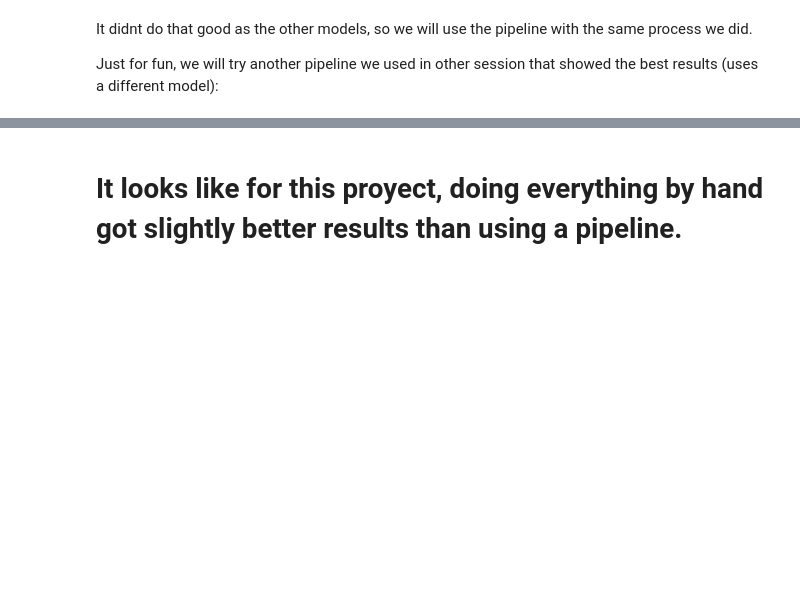
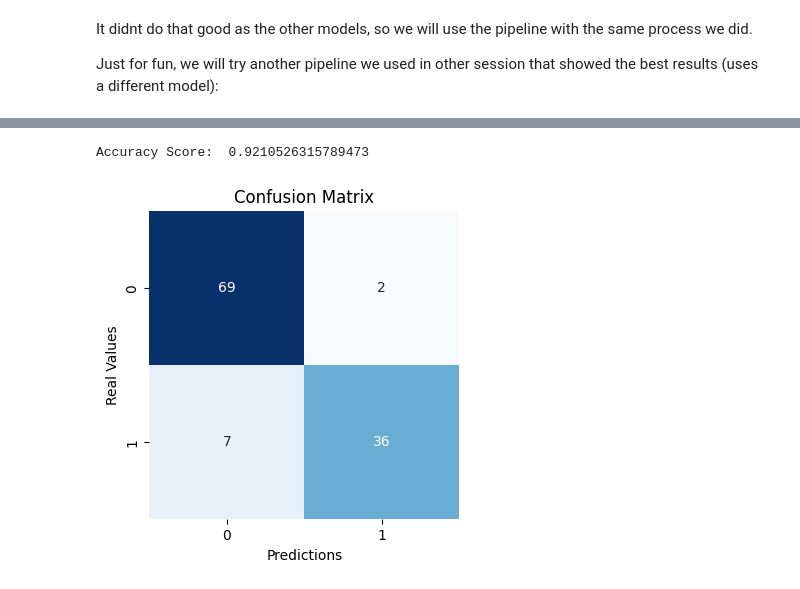
Before and after one commit to SimonGarcia01/cancer-analysis, a Jupyter notebook: DataExploration.ipynb, the cells around one changed output, grey strips where cells are left out. Cells and saved outputs as stored; diff of their text form; code cells hidden in the pictures; blank space fills up the shorter version.

```diff
--- a/DataExploration.ipynb
+++ b/DataExploration.ipynb
@@ -638,2 +678,26 @@ Accuracy Score:  0.8771929824561403
-# %% [markdown]
-# It looks like for this proyect, doing everything by hand got slightly better results than using a pipeline.
+# %%
+#Finally train the model with the reworked data:
+#First we separate the parameters and the target varibles
+y = data['diagnosis']
+X = X_normalized_no_outliers
+
+#Then we separate the data between the tests and the training data
+X_train, X_test, y_train, y_test = train_test_split(X, y, test_size = 0.2, random_state=42)
+
+#Then we train the model and fit it
+model= SVC()
+model.fit(X_train, y_train)
+
+print("Accuracy Score: ", accuracy_score(y_test, model.predict(X_test)))
+
+# show the confusion matrix
+confu_matrix = confusion_matrix(y_test, model.predict(X_test))
+plt.figure(figsize=(4, 4))
+sns.heatmap(confu_matrix, annot=True, fmt='d', cmap='Blues', cbar=False)
+plt.xlabel('Predictions')
+plt.ylabel('Real Values')
+plt.title('Confusion Matrix')
+plt.show()
+# %% [output]
+Accuracy Score:  0.9210526315789473
+[figure, added]
```
Also changed, not shown: parts of 8 cells of this notebook.
